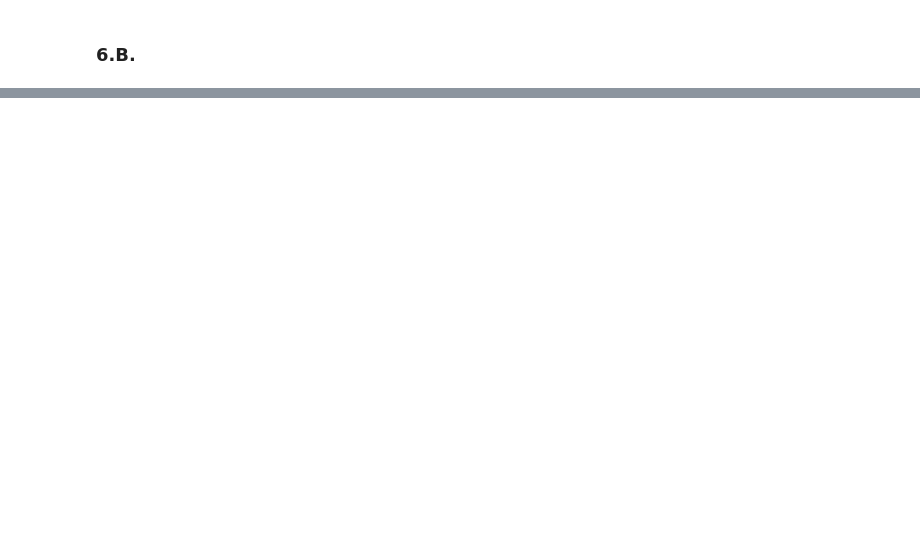
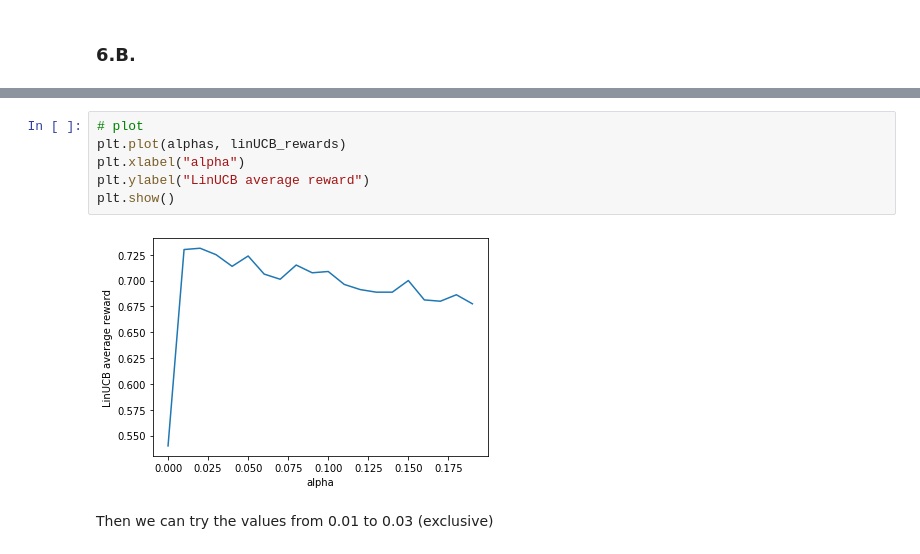
Before and after one commit to yanmingwang94/SML_Project2, a Jupyter notebook: peiyuns.ipynb, the cells around one changed output, grey strips where cells are left out. Saved outputs shown, nothing was run; the diff lists cells and outputs as text; blank space fills up the shorter version.

```diff
--- a/peiyuns.ipynb
+++ b/peiyuns.ipynb
@@ -524,0 +533,10 @@ plt.show()
+# %%
+# plot
+plt.plot(alphas, linUCB_rewards)
+plt.xlabel("alpha")
+plt.ylabel("LinUCB average reward")
+plt.show()
+# %% [output]
+[figure, added]
+# %% [markdown]
+Then we can try the values from 0.01 to 0.03 (exclusive)
```
Also changed, not shown: parts of 32 cells of this notebook.
